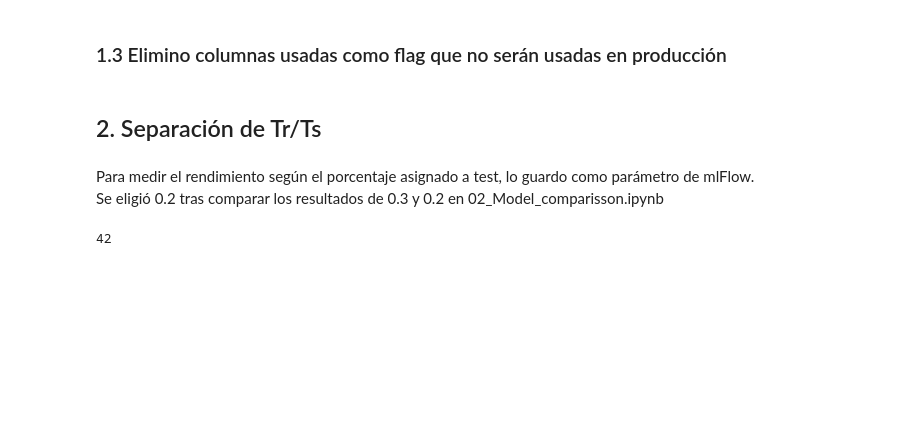
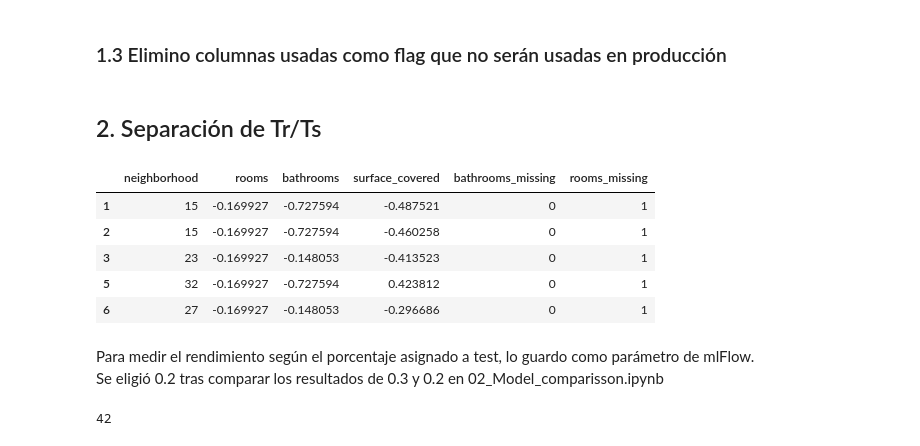
Before and after one commit to pixelciosa/Model_Price_prediction, a Jupyter notebook: notebooks/02_Model.ipynb, the cells around one changed output. Cells and saved outputs as stored; diff of their text form; code cells hidden in the pictures; blank space fills up the shorter version.

```diff
--- a/notebooks/02_Model.ipynb
+++ b/notebooks/02_Model.ipynb
@@ -71,7 +70,6 @@ from sklearn.preprocessing import LabelEncoder
 # %%
 le_neighborhood = LabelEncoder()
 df['neighborhood'] = le_neighborhood.fit_transform(df['neighborhood'])
-df.drop(columns=['neighborhood'], inplace=True)
 
 with open('models/le_neighborhood.pkl', 'wb') as f:
   pickle.dump(le_neighborhood, f)
@@ -108,6 +99,15 @@ df = df.drop(columns=['rooms_missing', 'bathrooms_missing'])
 # %%
 X_reg = df.drop(columns=['price_usd', 'price_per_m2'])
 y_reg = df['price_per_m2']
+# %%
+X_reg.head()
+# %% [output]
+|  | neighborhood | rooms | bathrooms | surface_covered | bathrooms_missing | rooms_missing |
+| 1 | 15 | -0.169927 | -0.727594 | -0.487521 | 0 | 1 |
+| 2 | 15 | -0.169927 | -0.727594 | -0.460258 | 0 | 1 |
+| 3 | 23 | -0.169927 | -0.148053 | -0.413523 | 0 | 1 |
+| 5 | 32 | -0.169927 | -0.727594 | 0.423812 | 0 | 1 |
+| 6 | 27 | -0.169927 | -0.148053 | -0.296686 | 0 | 1 |
 # %% [markdown]
 Para medir el rendimiento según el porcentaje asignado a test, lo guardo como parámetro de mlFlow. <br>
 Se eligió 0.2 tras comparar los resultados de 0.3 y 0.2 en 02_Model_comparisson.ipynb
```
Also changed, not shown: parts of 15 cells of this notebook, 6 other files.
